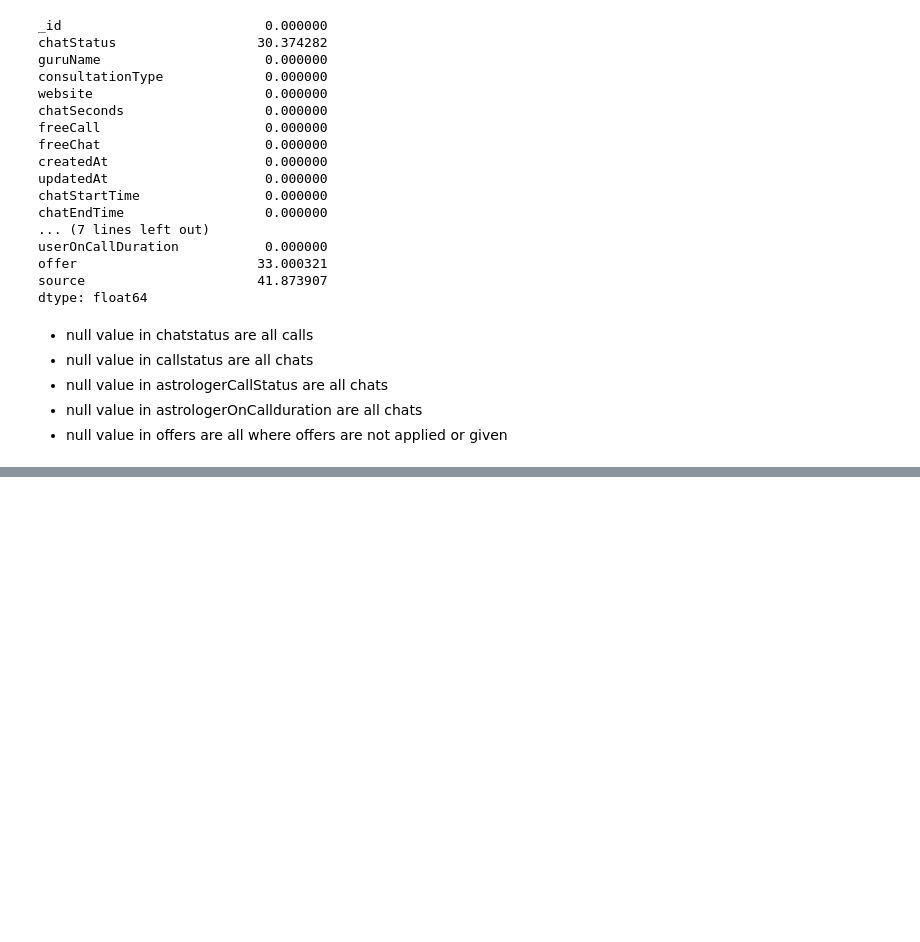
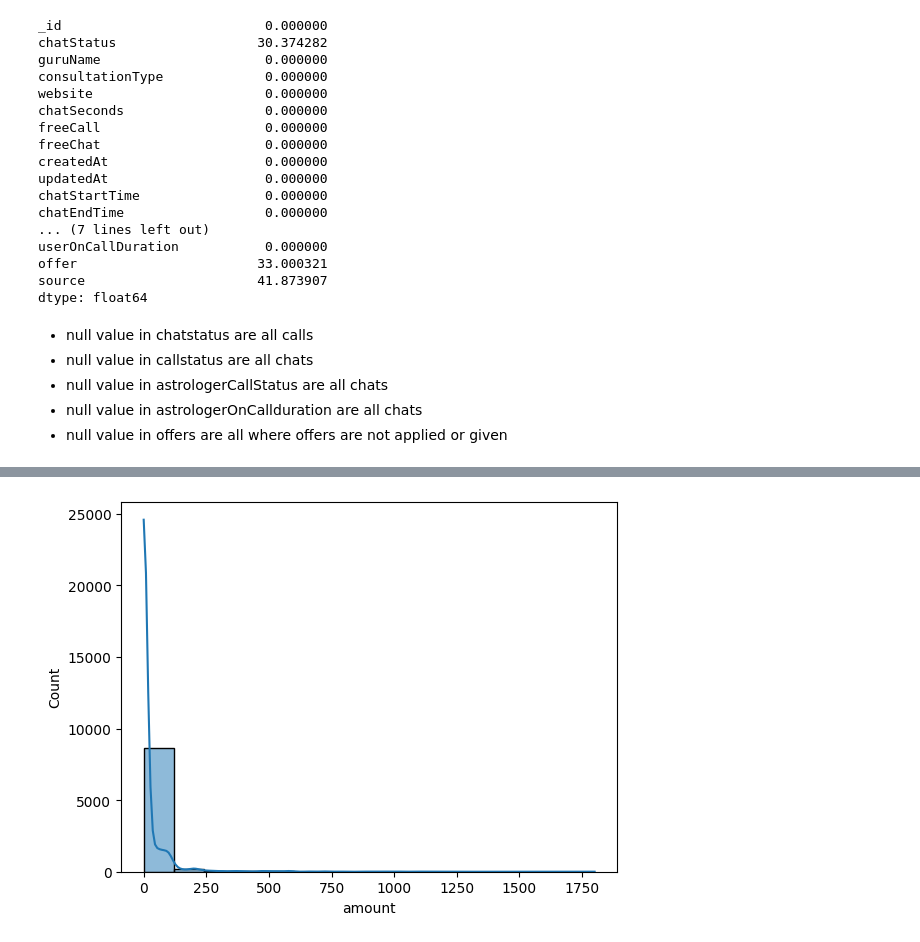
Before and after one commit to IshanSarkar/GAstro_Case-Study, a Jupyter notebook: Guruji_Astro_Assignment.ipynb, the cells around one changed output, grey strips where cells are left out. Saved outputs shown, nothing was run; the diff lists cells and outputs as text; code cells hidden in the pictures; blank space fills up the shorter version.

```diff
--- a/Guruji_Astro_Assignment.ipynb
+++ b/Guruji_Astro_Assignment.ipynb
@@ -1924,3 +1924,5 @@ dtype: float64
 - null value in offers are all where offers are not applied or given
 # %%
 data_clean.to_csv('data_clean.csv', index=False)
+# %%
+df=pd.read_csv('dataset.csv', encoding='utf-8', encoding_errors='replace', low_memory=False)
@@ -1926,0 +1948,4 @@ data_clean.to_csv('data_clean.csv', index=False)
+# %%
+sns.histplot(df[(data_clean.freeCall==False) | (data_clean.freeChat==False)].amount, kde=True);
+# %% [output]
+[figure, added]
```
Also changed, not shown: parts of 89 cells of this notebook.
